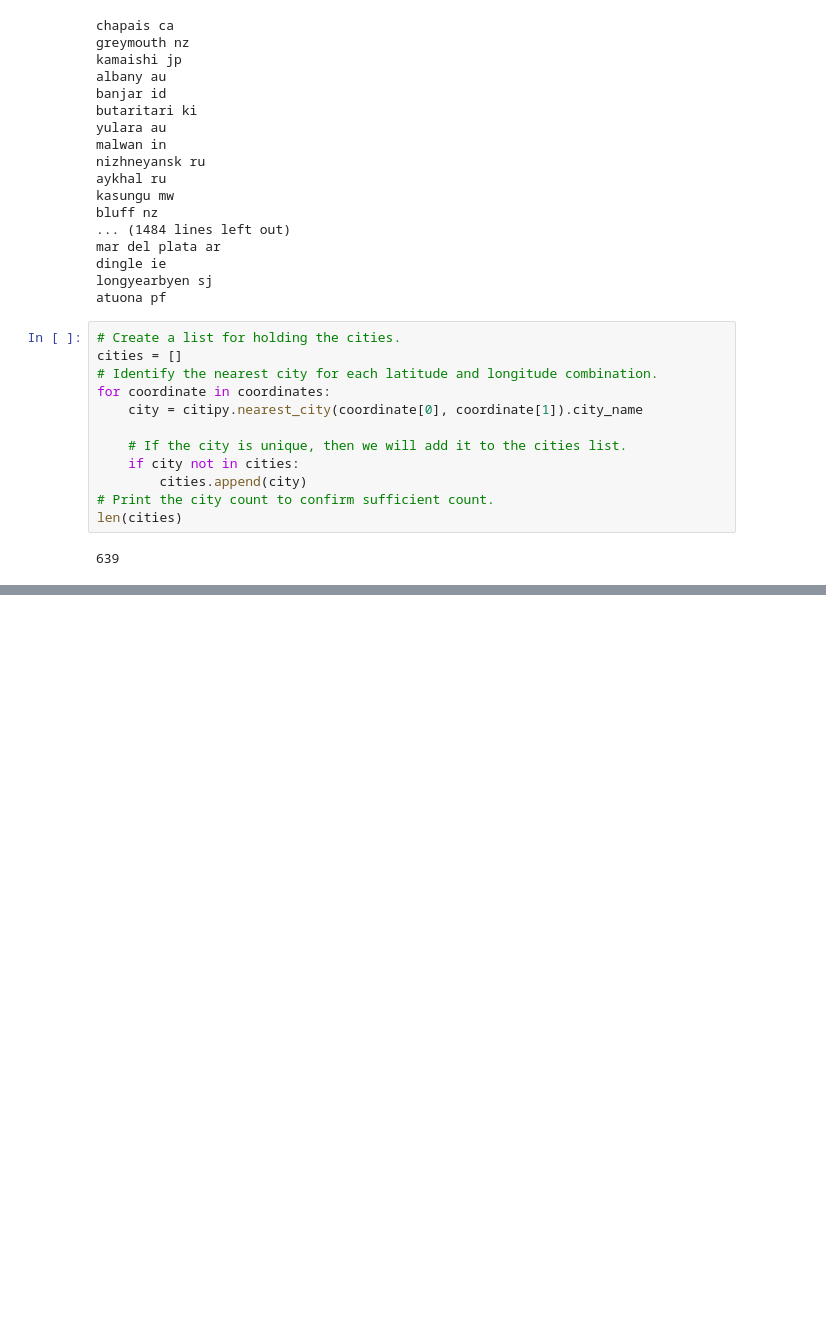
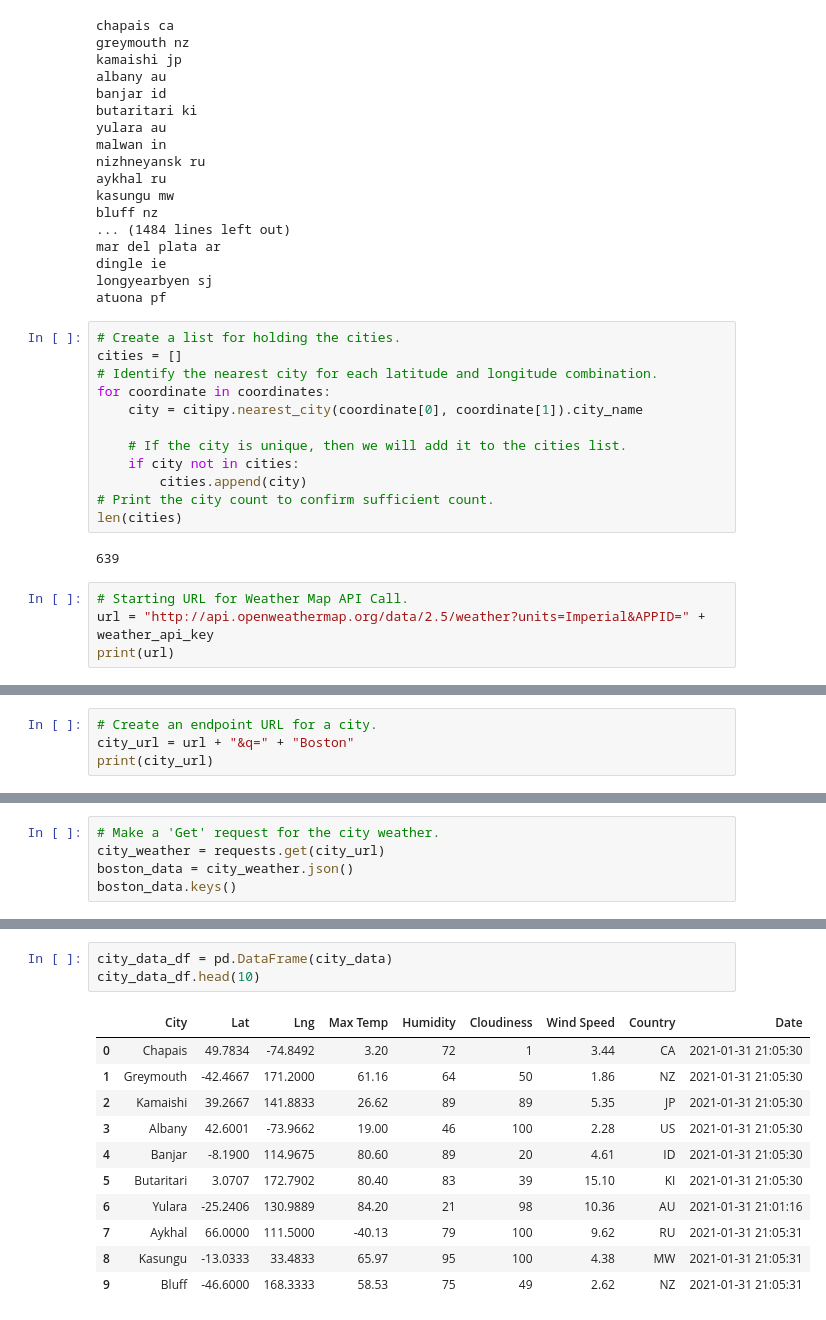
Before and after one commit to frankfeder/world-weather-analysis, a Jupyter notebook: random_numbers.ipynb, the cells around one changed output, grey strips where cells are left out. Drawn from its saved outputs; the diff is of its cells as text; blank space fills up the shorter version.

Commit message:
add API call and save weather data for random cities

```diff
--- a/random_numbers.ipynb
+++ b/random_numbers.ipynb
@@ -91,3 +95,7 @@ for coordinate in coordinates:
 len(cities)
 # %% [output]
 639
+# %%
+# Starting URL for Weather Map API Call.
+url = "http://api.openweathermap.org/data/2.5/weather?units=Imperial&APPID=" + weather_api_key
+print(url)
@@ -93,0 +104,4 @@ len(cities)
+# %%
+# Create an endpoint URL for a city.
+city_url = url + "&q=" + "Boston"
+print(city_url)
@@ -93,0 +110,5 @@ len(cities)
+# %%
+# Make a 'Get' request for the city weather.
+city_weather = requests.get(city_url)
+boston_data = city_weather.json()
+boston_data.keys()
@@ -93,0 +200,15 @@ len(cities)
+# %%
+city_data_df = pd.DataFrame(city_data)
+city_data_df.head(10)
+# %% [output]
+|  | City | Lat | Lng | Max Temp | Humidity | Cloudiness | Wind Speed | Country | Date |
+| 0 | Chapais | 49.7834 | -74.8492 | 3.20 | 72 | 1 | 3.44 | CA | 2021-01-31 21:05:30 |
+| 1 | Greymouth | -42.4667 | 171.2000 | 61.16 | 64 | 50 | 1.86 | NZ | 2021-01-31 21:05:30 |
+| 2 | Kamaishi | 39.2667 | 141.8833 | 26.62 | 89 | 89 | 5.35 | JP | 2021-01-31 21:05:30 |
+| 3 | Albany | 42.6001 | -73.9662 | 19.00 | 46 | 100 | 2.28 | US | 2021-01-31 21:05:30 |
+| 4 | Banjar | -8.1900 | 114.9675 | 80.60 | 89 | 20 | 4.61 | ID | 2021-01-31 21:05:30 |
+| 5 | Butaritari | 3.0707 | 172.7902 | 80.40 | 83 | 39 | 15.10 | KI | 2021-01-31 21:05:30 |
+| 6 | Yulara | -25.2406 | 130.9889 | 84.20 | 21 | 98 | 10.36 | AU | 2021-01-31 21:01:16 |
+| 7 | Aykhal | 66.0000 | 111.5000 | -40.13 | 79 | 100 | 9.62 | RU | 2021-01-31 21:05:31 |
+| 8 | Kasungu | -13.0333 | 33.4833 | 65.97 | 95 | 100 | 4.38 | MW | 2021-01-31 21:05:31 |
+| 9 | Bluff | -46.6000 | 168.3333 | 58.53 | 75 | 49 | 2.62 | NZ | 2021-01-31 21:05:31 |
```
Also changed, not shown: parts of 8 cells of this notebook, 2 other files.
